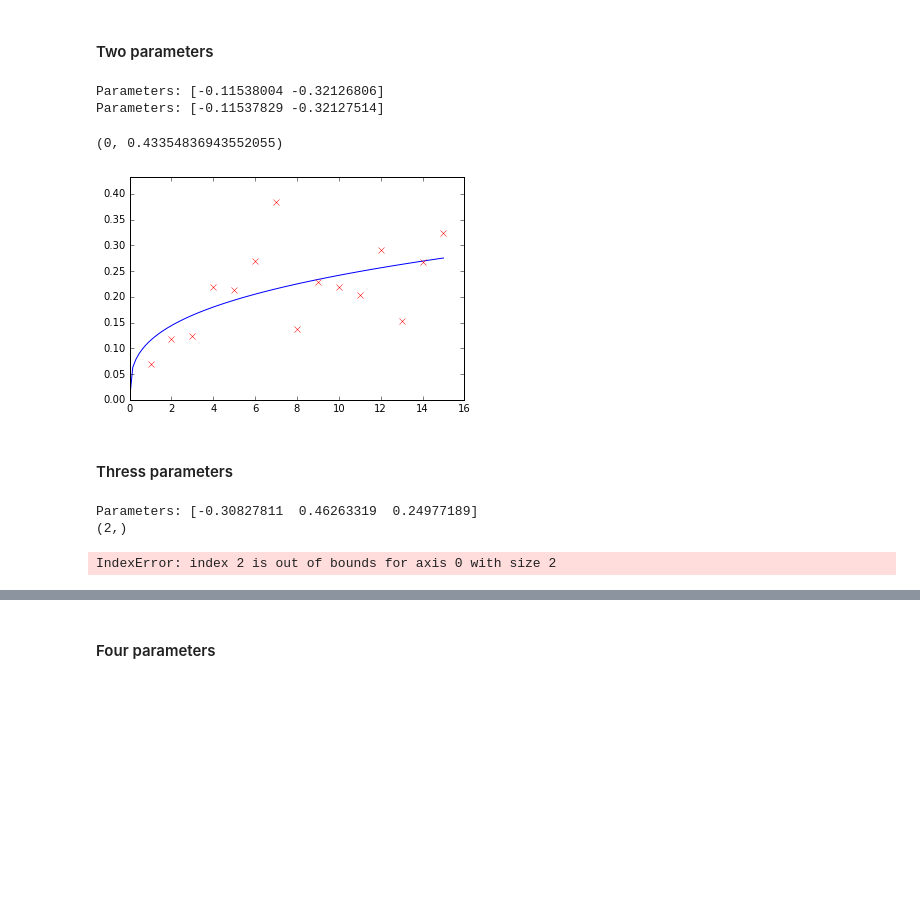
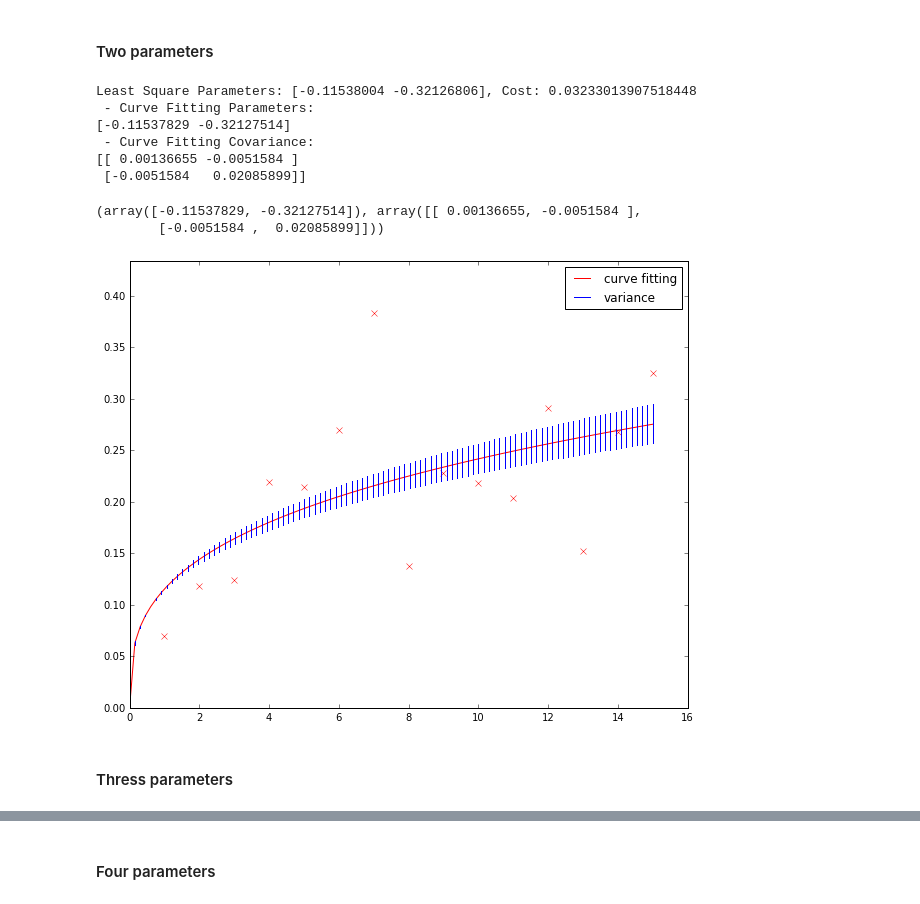
Before and after one commit to liprin1129/Project, a Jupyter notebook: Code/Curve_Fitting.ipynb, the cells around one changed output, grey strips where cells are left out. Drawn from its saved outputs; the diff is of its cells as text; code cells hidden in the pictures; blank space fills up the shorter version.

```diff
--- a/Code/Curve_Fitting.ipynb
+++ b/Code/Curve_Fitting.ipynb
@@ -168,29 +138,21 @@ plt.errorbar(x_fit, y_mean, yerr=y_upper)
 # %%
 seed = np.array([1, 1])
 pl2_lqe = least_squares(cv.powerlaw_least2, seed, args=(attempts, scores))
-print("Parameters: {0}".format(pl2_lqe.x))
+print("Least Square Parameters: {0}, Cost: {1}".format(pl2_lqe.x, pl2_lqe.cost))
 
-pl2_opt, pl2_cov = curve_fit(cv.powerlaw_curve2, attempts, scores)
-print("Parameters: {0}".format(pl2_opt))
+curve_Fitting(cv.powerlaw_curve2, attempts, scores, 'power2')
 # %% [output]
-Parameters: [-0.11538004 -0.32126806]
-Parameters: [-0.11537829 -0.32127514]
+Least Square Parameters: [-0.11538004 -0.32126806], Cost: 0.03233013907518448
+ - Curve Fitting Parameters:
+[-0.11537829 -0.32127514]
+ - Curve Fitting Covariance:
+[[ 0.00136655 -0.0051584 ]
+ [-0.0051584   0.02085899]]
+(array([-0.11537829, -0.32127514]), array([[ 0.00136655, -0.0051584 ],
+        [-0.0051584 ,  0.02085899]]))
+[figure, added]
-# %%
-x_fit = np.linspace(0, 15, 100)
-plt.plot(x_fit, cv.powerlaw_curve2(x_fit, pl2_opt[0], pl2_opt[1]), 'b-')
-plt.plot(attempts, scores, 'rx')
-plt.ylim([0, max(scores)+0.05])
-# %% [output]
-(0, 0.43354836943552055)
-[figure, removed]
 # %% [markdown]
 #### Thress parameters
-# %%
-curve_Fitting(cv.powerlaw_curve2, attempts, scores, seed)
-# %% [output]
-Parameters: [-0.30827811  0.46263319  0.24977189]
-(2,)
-IndexError: index 2 is out of bounds for axis 0 with size 2
 # %%
 seed = np.array([1, 1, 1])
 pl3_lqe = least_squares(cv.powerlaw_least3, seed, args=(attempts, scores))
```
Also changed, not shown: parts of 15 cells of this notebook, 7 other files.
